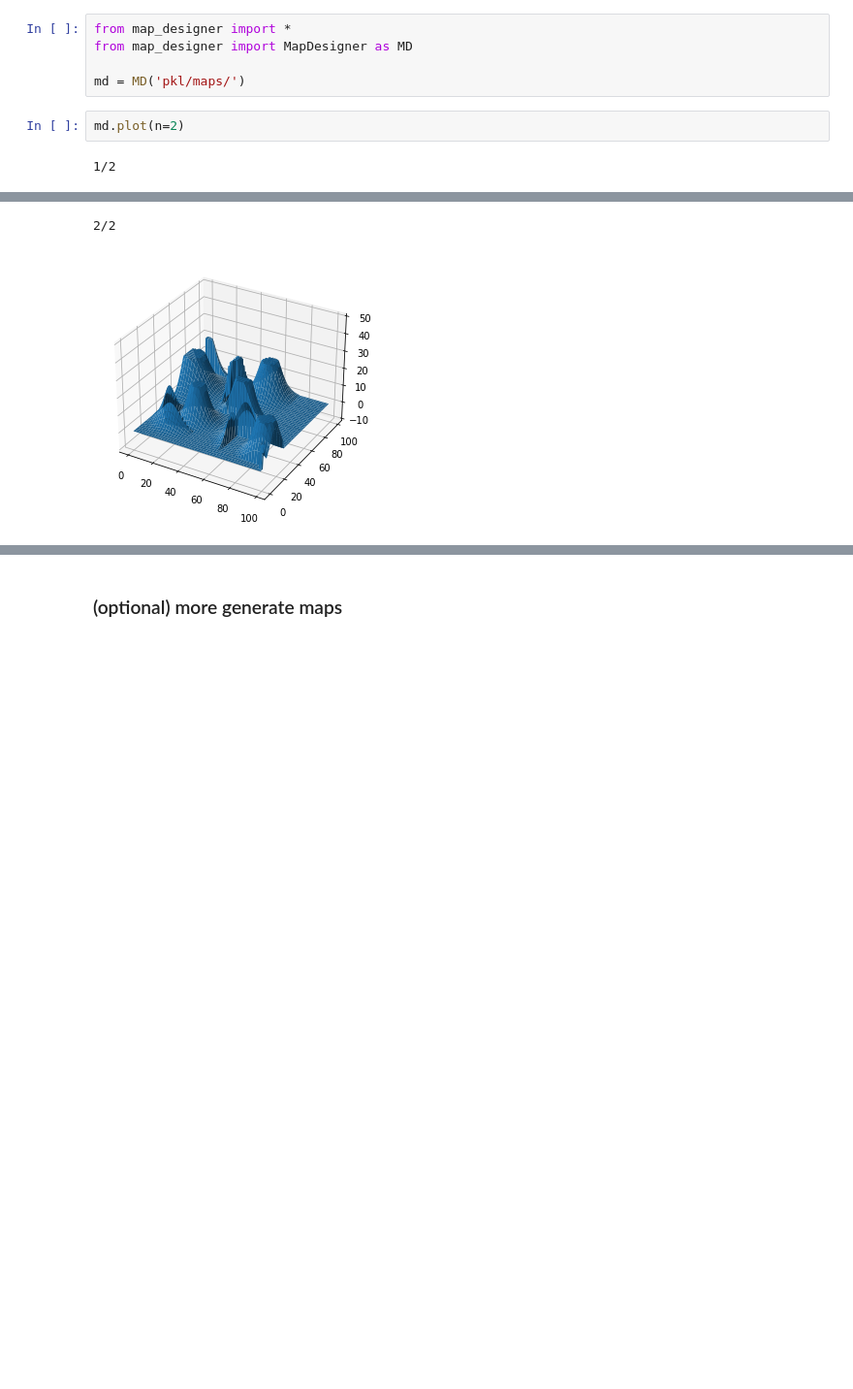
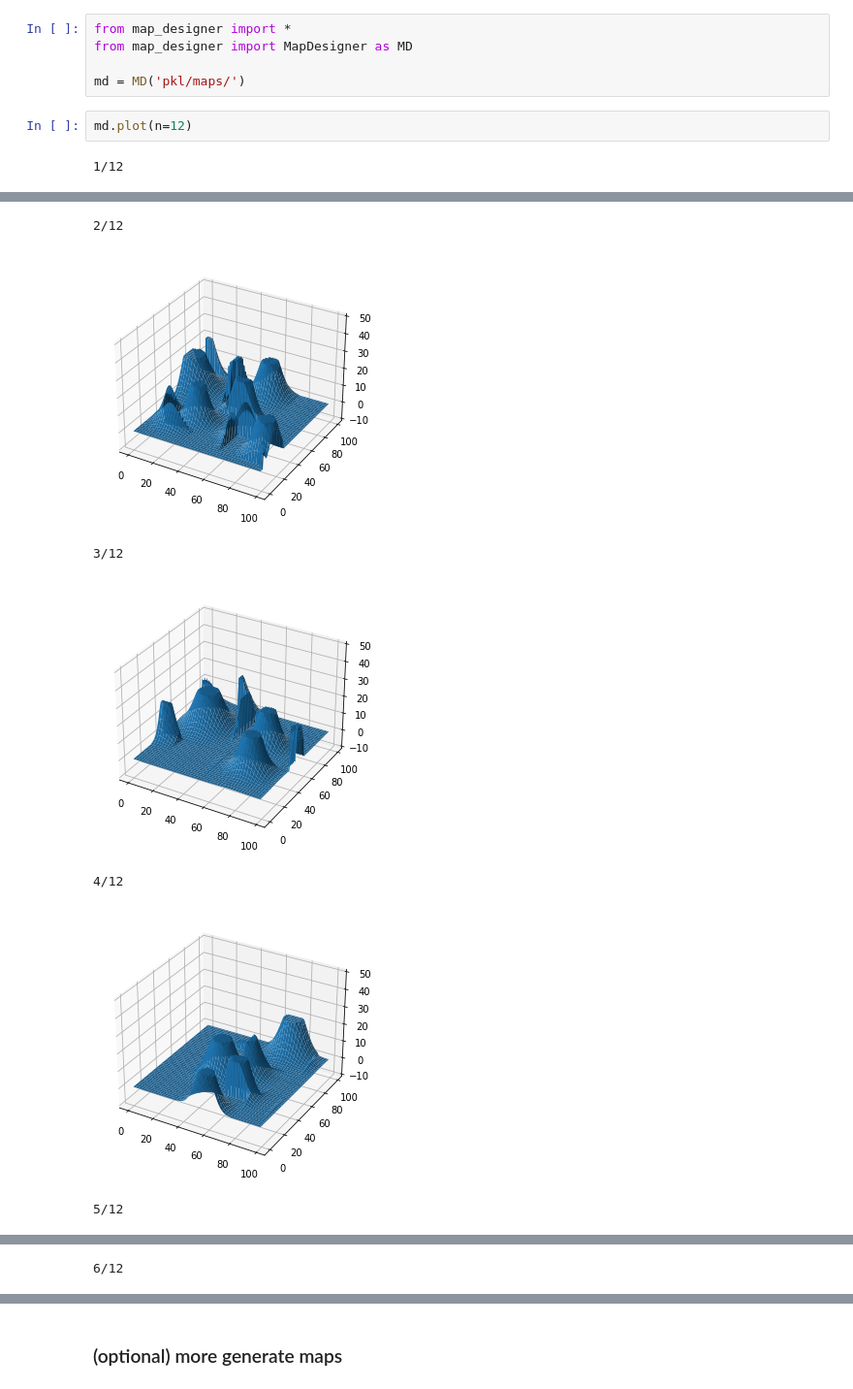
Before and after one commit to ChACiooh/3DPFg, a Jupyter notebook: src/3DPFg.ipynb, the cells around one changed output, grey strips where cells are left out. Shown at 97% size. Cells and saved outputs as stored; diff of their text form; blank space fills up the shorter version.

```diff
--- a/src/3DPFg.ipynb
+++ b/src/3DPFg.ipynb
@@ -171,9 +171,14 @@ from map_designer import MapDesigner as MD
 
 md = MD('pkl/maps/')
 # %%
-md.plot(n=2)
+md.plot(n=12)
 # %% [output]
-1/2
+1/12
 [figure]
-2/2
+2/12
 [figure]
+3/12
+[figure, added]
+4/12
+[figure, added]
+5/12
@@ -179,0 +186 @@ md.plot(n=2)
+6/12
```
Also changed, not shown: parts of 5 cells of this notebook, 13 other files.
